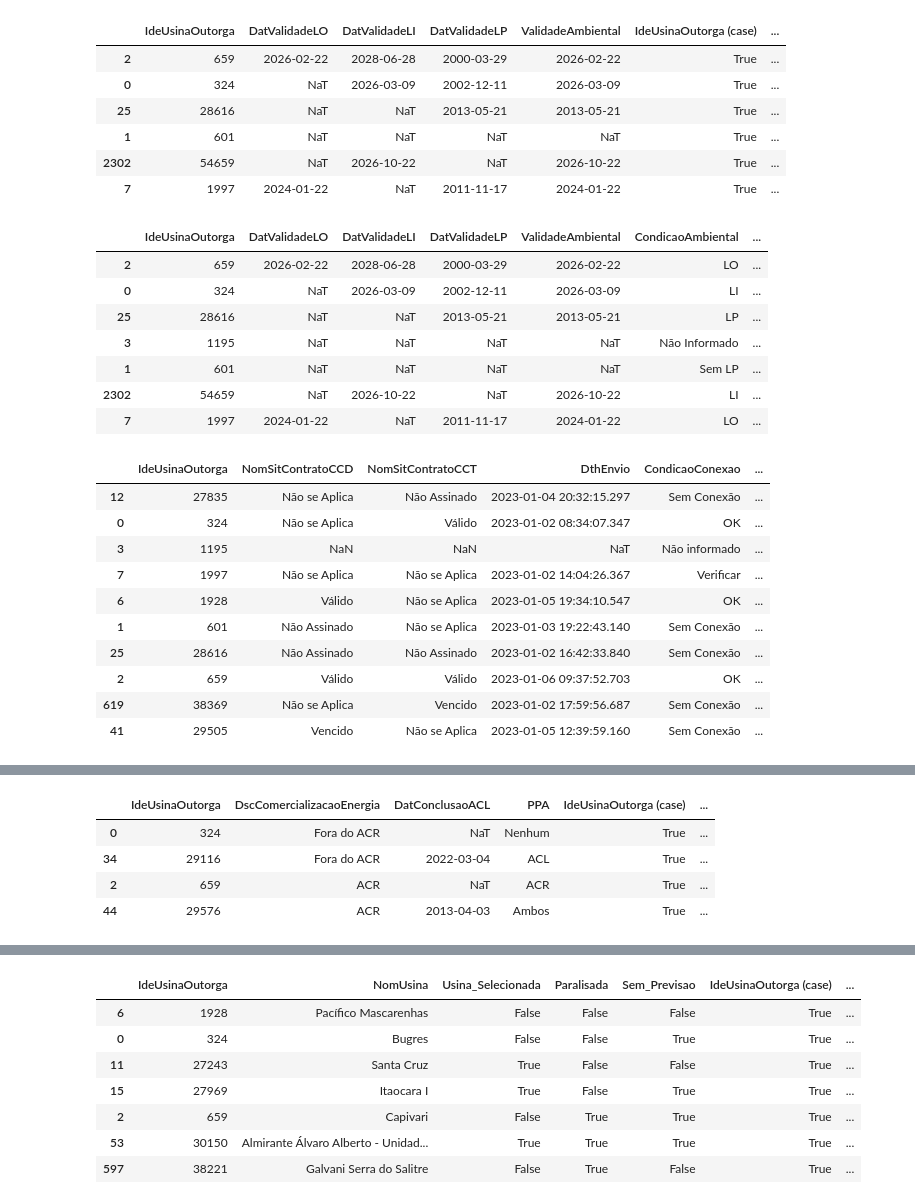
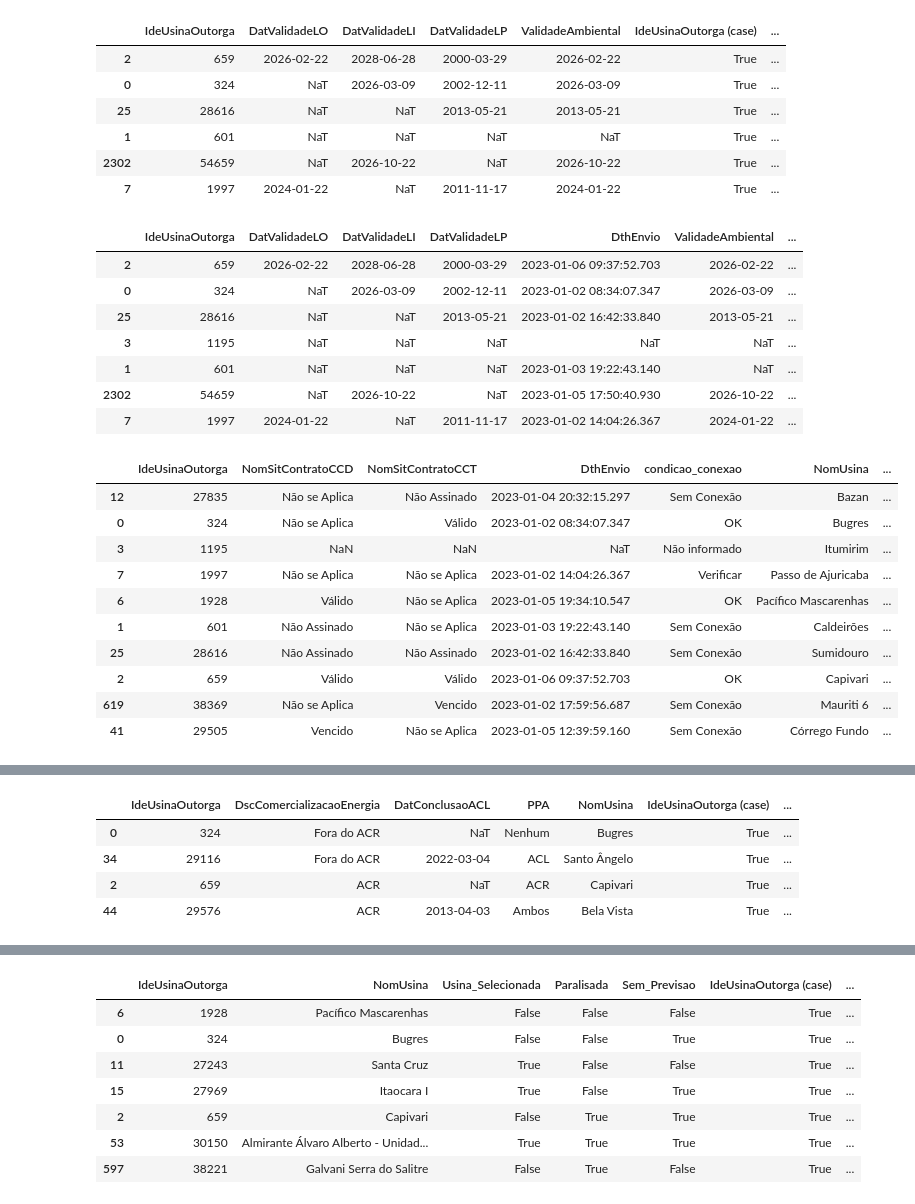
Before and after one commit to Vinicius667/Previsor, a Jupyter notebook: App/Previsor_teste3.ipynb, the cells around one changed output, grey strips where cells are left out. Cells and saved outputs as stored; diff of their text form; code cells hidden in the pictures.

```diff
--- a/App/Previsor_teste3.ipynb
+++ b/App/Previsor_teste3.ipynb
@@ -69,7 +73,7 @@ df_usina = pd.merge(df_usina,monitoramentoleilao,how="left",on="IdeUsinaOutorga"
 cols = ['IdeUsinaOutorga','CodCeg','DthEnvio','DatRealizacaoII','DatPrevistaAprovacaoIII','DatRealizacaoIII','DatRealizacaoIX','DatRealizacaoXI','DatRealizacaoXIII','DatRealizacaoXIV','DatRealizacaoXII','DatRealizacaoVII','DatRealizacaoVIII','DatRealizacaoVI','DatRealizacaoX','DatRealizacaoV','DatRealizacaoIV']
 rename_cols = {
         'DatRealizacaoII' : 'canteiroReal',
-        'DatPrevistaAprovacaoIII' : 'prev_IO',
+        'DatPrevistaAprovacaoIII' : 'prev_IO_rapeel',
         'DatRealizacaoIII' : 'IO_real',
         'DatRealizacaoIX' : 'DesvRio_real',
         'DatRealizacaoXI' : 'Ench_Real',
@@ -147,11 +151,11 @@ for validade in reversed(dict_validades):
 df_usina.loc[(df_usina.CondicaoAmbiental.isna()) & (df_usina.DthEnvio.notna()),'CondicaoAmbiental'] = 'Sem LP'
 df_usina.loc[(df_usina.CondicaoAmbiental.isna()),'CondicaoAmbiental'] = 'Não Informado'
 
-cols = ['IdeUsinaOutorga'] +  list(dict_validades) + ['ValidadeAmbiental','CondicaoAmbiental']
+cols = ['IdeUsinaOutorga'] +  list(dict_validades) + ['DthEnvio','ValidadeAmbiental','CondicaoAmbiental','NomUsina']
 
 display(show_cases(df_usina,cols))
 
-df_usina['CondicaoConexao'] = "Não informado"
+df_usina['condicao_conexao'] = "Não informado"
 
 nsa = "Não se Aplica"
 nass = "Não Assinado"
@@ -163,14 +167,14 @@ df_usina.loc[
     (df_usina.NomSitContratoCCT == nsa) &
     df_usina.DthEnvio.notna()
     )
-    ,'CondicaoConexao'] = "Verificar"
+    ,'condicao_conexao'] = "Verificar"
 
 df_usina.loc[
 (    ((df_usina.NomSitContratoCCD ==  valido) |
     (df_usina.NomSitContratoCCT == valido)) &
     df_usina.DthEnvio.notna())
 
-    ,'CondicaoConexao'] = "OK"
+    ,'condicao_conexao'] = "OK"
 
 df_usina.loc[
     (((df_usina.NomSitContratoCCD ==  vencido) |
@@ -178,77 +182,77 @@ df_usina.loc[
     (df_usina.NomSitContratoCCD == nass) |
     (df_usina.NomSitContratoCCT == nass )) &
     df_usina.DthEnvio.notna())
-    ,'CondicaoConexao'] = "Sem Conexão"
+    ,'condicao_conexao'] = "Sem Conexão"
 
-cols = ['IdeUsinaOutorga'] + ['NomSitContratoCCD','NomSitContratoCCT','DthEnvio','CondicaoConexao']
+cols = ['IdeUsinaOutorga'] + ['NomSitContratoCCD','NomSitContratoCCT','DthEnvio','condicao_conexao','NomUsina']
 
 display(show_cases(df_usina,cols))
 
 
 
-df_usina['CondicaoUso'] = "Não informado"
+df_usina['condicao_uso'] = "Não informado"
 
 df_usina.loc[
     ((df_usina.NomSituacaoContratoCUSD ==  nsa)&
     (df_usina.NomSitContratoCUST == nsa)
     )
-    ,'CondicaoUso'] = "Verificar"
+    ,'condicao_uso'] = "Verificar"
 
 
 df_usina.loc[
     ((df_usina.NomSituacaoContratoCUSD ==  valido) |
     (df_usina.NomSitContratoCUST == valido)
     )
-    ,'CondicaoUso'] = "OK"
+    ,'condicao_uso'] = "OK"
 
 df_usina.loc[
     (((df_usina.NomSituacaoContratoCUSD ==  vencido) |
     (df_usina.NomSitContratoCUST == vencido) |
     (df_usina.NomSituacaoContratoCUSD == nass) |
     (df_usina.NomSitContratoCUST == nass )))
-    ,'CondicaoUso'] = "Sem Uso"
+    ,'condicao_uso'] = "Sem Uso"
 
 
-cols = ['IdeUsinaOutorga'] + ['NomSituacaoContratoCUSD','NomSitContratoCUST','CondicaoUso']
+cols = ['IdeUsinaOutorga'] + ['NomSituacaoContratoCUSD','NomSitContratoCUST','condicao_uso','NomUsina']
 display(show_cases(df_usina,cols))
 
 
 df_usina["PPA"] = "Ambos"
 
 df_usina.loc[
     (((df_usina.DscComercializacaoEnergia == "ACR") &
         df_usina.DatConclusaoACL.isna())),
     "PPA"] = "ACR"
 
 df_usina.loc[
     (((df_usina.DscComercializacaoEnergia == "Fora do ACR") &
         df_usina.DatConclusaoACL.isna())),
     "PPA"] = "Nenhum"
 
 df_usina.loc[
     (((df_usina.DscComercializacaoEnergia == "Fora do ACR") &
         df_usina.DatConclusaoACL.notna())),
     "PPA"] = "ACL"
 
-cols = ['IdeUsinaOutorga'] + ['DscComercializacaoEnergia','DatConclusaoACL','PPA']
+cols = ['IdeUsinaOutorga'] + ['DscComercializacaoEnergia','DatConclusaoACL','PPA','NomUsina']
 display(show_cases(df_usina,cols))
 # %% [output]
-|  | IdeUsinaOutorga | DatValidadeLO | DatValidadeLI | DatValidadeLP | ValidadeAmbiental | CondicaoAmbiental | ... |
-| 2 | 659 | 2026-02-22 | 2028-06-28 | 2000-03-29 | 2026-02-22 | LO | ... |
-| 0 | 324 | NaT | 2026-03-09 | 2002-12-11 | 2026-03-09 | LI | ... |
-| 25 | 28616 | NaT | NaT | 2013-05-21 | 2013-05-21 | LP | ... |
-| 3 | 1195 | NaT | NaT | NaT | NaT | Não Informado | ... |
-| 1 | 601 | NaT | NaT | NaT | NaT | Sem LP | ... |
-| 2302 | 54659 | NaT | 2026-10-22 | NaT | 2026-10-22 | LI | ... |
-| 7 | 1997 | 2024-01-22 | NaT | 2011-11-17 | 2024-01-22 | LO | ... |
+|  | IdeUsinaOutorga | DatValidadeLO | DatValidadeLI | DatValidadeLP | DthEnvio | ValidadeAmbiental | ... |
+| 2 | 659 | 2026-02-22 | 2028-06-28 | 2000-03-29 | 2023-01-06 09:37:52.703 | 2026-02-22 | ... |
+| 0 | 324 | NaT | 2026-03-09 | 2002-12-11 | 2023-01-02 08:34:07.347 | 2026-03-09 | ... |
+| 25 | 28616 | NaT | NaT | 2013-05-21 | 2023-01-02 16:42:33.840 | 2013-05-21 | ... |
+| 3 | 1195 | NaT | NaT | NaT | NaT | NaT | ... |
+| 1 | 601 | NaT | NaT | NaT | 2023-01-03 19:22:43.140 | NaT | ... |
+| 2302 | 54659 | NaT | 2026-10-22 | NaT | 2023-01-05 17:50:40.930 | 2026-10-22 | ... |
+| 7 | 1997 | 2024-01-22 | NaT | 2011-11-17 | 2023-01-02 14:04:26.367 | 2024-01-22 | ... |
-|  | IdeUsinaOutorga | NomSitContratoCCD | NomSitContratoCCT | DthEnvio | CondicaoConexao | ... |
-| 12 | 27835 | Não se Aplica | Não Assinado | 2023-01-04 20:32:15.297 | Sem Conexão | ... |
-| 0 | 324 | Não se Aplica | Válido | 2023-01-02 08:34:07.347 | OK | ... |
-| 3 | 1195 | NaN | NaN | NaT | Não informado | ... |
-| 7 | 1997 | Não se Aplica | Não se Aplica | 2023-01-02 14:04:26.367 | Verificar | ... |
-| 6 | 1928 | Válido | Não se Aplica | 2023-01-05 19:34:10.547 | OK | ... |
-| 1 | 601 | Não Assinado | Não se Aplica | 2023-01-03 19:22:43.140 | Sem Conexão | ... |
-| 25 | 28616 | Não Assinado | Não Assinado | 2023-01-02 16:42:33.840 | Sem Conexão | ... |
-| 2 | 659 | Válido | Válido | 2023-01-06 09:37:52.703 | OK | ... |
-| 619 | 38369 | Não se Aplica | Vencido | 2023-01-02 17:59:56.687 | Sem Conexão | ... |
-| 41 | 29505 | Vencido | Não se Aplica | 2023-01-05 12:39:59.160 | Sem Conexão | ... |
+|  | IdeUsinaOutorga | NomSitContratoCCD | NomSitContratoCCT | DthEnvio | condicao_conexao | NomUsina | ... |
+| 12 | 27835 | Não se Aplica | Não Assinado | 2023-01-04 20:32:15.297 | Sem Conexão | Bazan | ... |
+| 0 | 324 | Não se Aplica | Válido | 2023-01-02 08:34:07.347 | OK | Bugres | ... |
+| 3 | 1195 | NaN | NaN | NaT | Não informado | Itumirim | ... |
+| 7 | 1997 | Não se Aplica | Não se Aplica | 2023-01-02 14:04:26.367 | Verificar | Passo de Ajuricaba | ... |
+| 6 | 1928 | Válido | Não se Aplica | 2023-01-05 19:34:10.547 | OK | Pacífico Mascarenhas | ... |
+| 1 | 601 | Não Assinado | Não se Aplica | 2023-01-03 19:22:43.140 | Sem Conexão | Caldeirões | ... |
+| 25 | 28616 | Não Assinado | Não Assinado | 2023-01-02 16:42:33.840 | Sem Conexão | Sumidouro | ... |
+| 2 | 659 | Válido | Válido | 2023-01-06 09:37:52.703 | OK | Capivari | ... |
+| 619 | 38369 | Não se Aplica | Vencido | 2023-01-02 17:59:56.687 | Sem Conexão | Mauriti 6 | ... |
+| 41 | 29505 | Vencido | Não se Aplica | 2023-01-05 12:39:59.160 | Sem Conexão | Córrego Fundo | ... |
@@ -268,8 +272,8 @@ display(show_cases(df_usina,cols))
-|  | IdeUsinaOutorga | DscComercializacaoEnergia | DatConclusaoACL | PPA | IdeUsinaOutorga (case) | ... |
-| 0 | 324 | Fora do ACR | NaT | Nenhum | True | ... |
-| 34 | 29116 | Fora do ACR | 2022-03-04 | ACL | True | ... |
-| 2 | 659 | ACR | NaT | ACR | True | ... |
-| 44 | 29576 | ACR | 2013-04-03 | Ambos | True | ... |
+|  | IdeUsinaOutorga | DscComercializacaoEnergia | DatConclusaoACL | PPA | NomUsina | IdeUsinaOutorga (case) | ... |
+| 0 | 324 | Fora do ACR | NaT | Nenhum | Bugres | True | ... |
+| 34 | 29116 | Fora do ACR | 2022-03-04 | ACL | Santo Ângelo | True | ... |
+| 2 | 659 | ACR | NaT | ACR | Capivari | True | ... |
+| 44 | 29576 | ACR | 2013-04-03 | Ambos | Bela Vista | True | ... |
 # %%
 ea = "Em andamento"
 na = "Não Iniciada"
```
Also changed, not shown: parts of 33 cells of this notebook, 4 other files.
